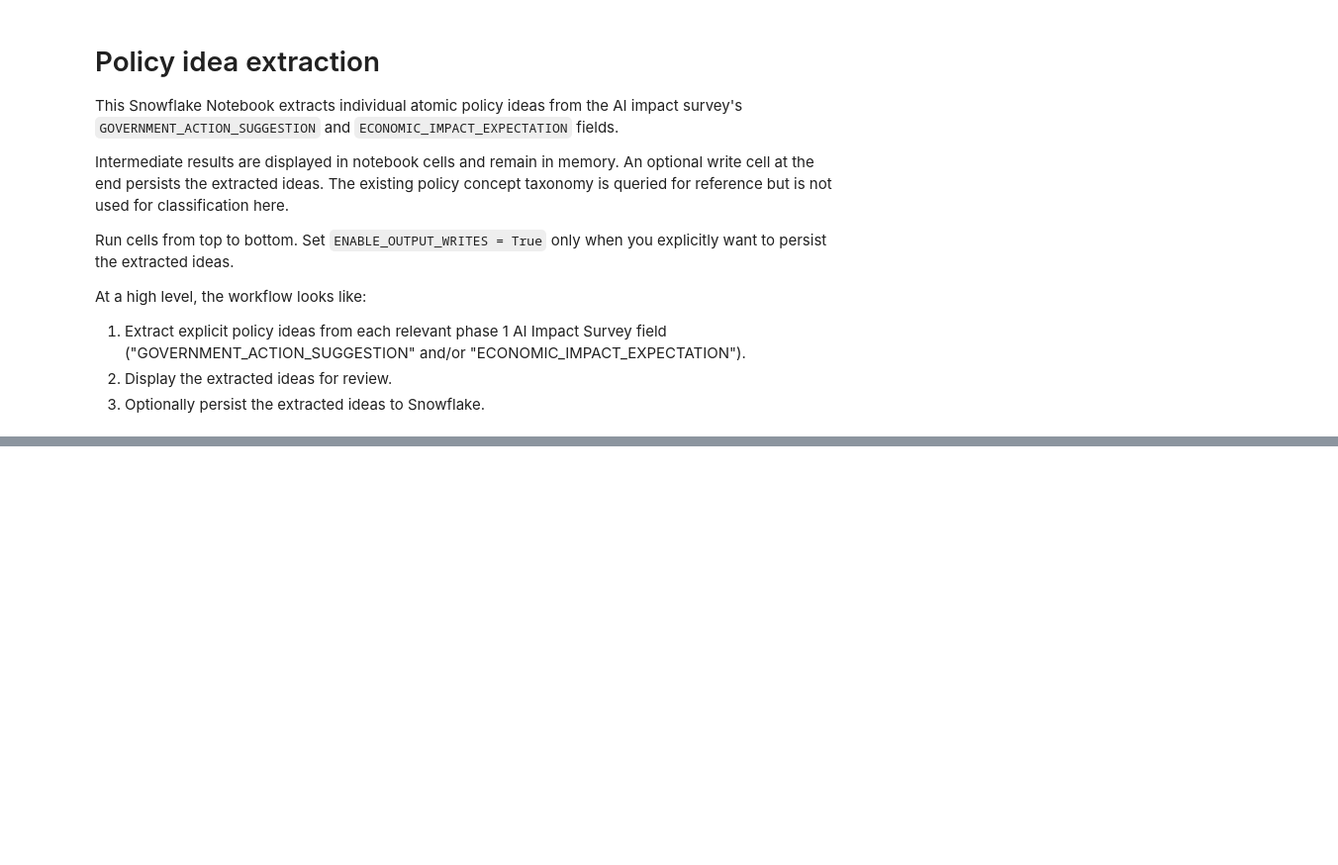
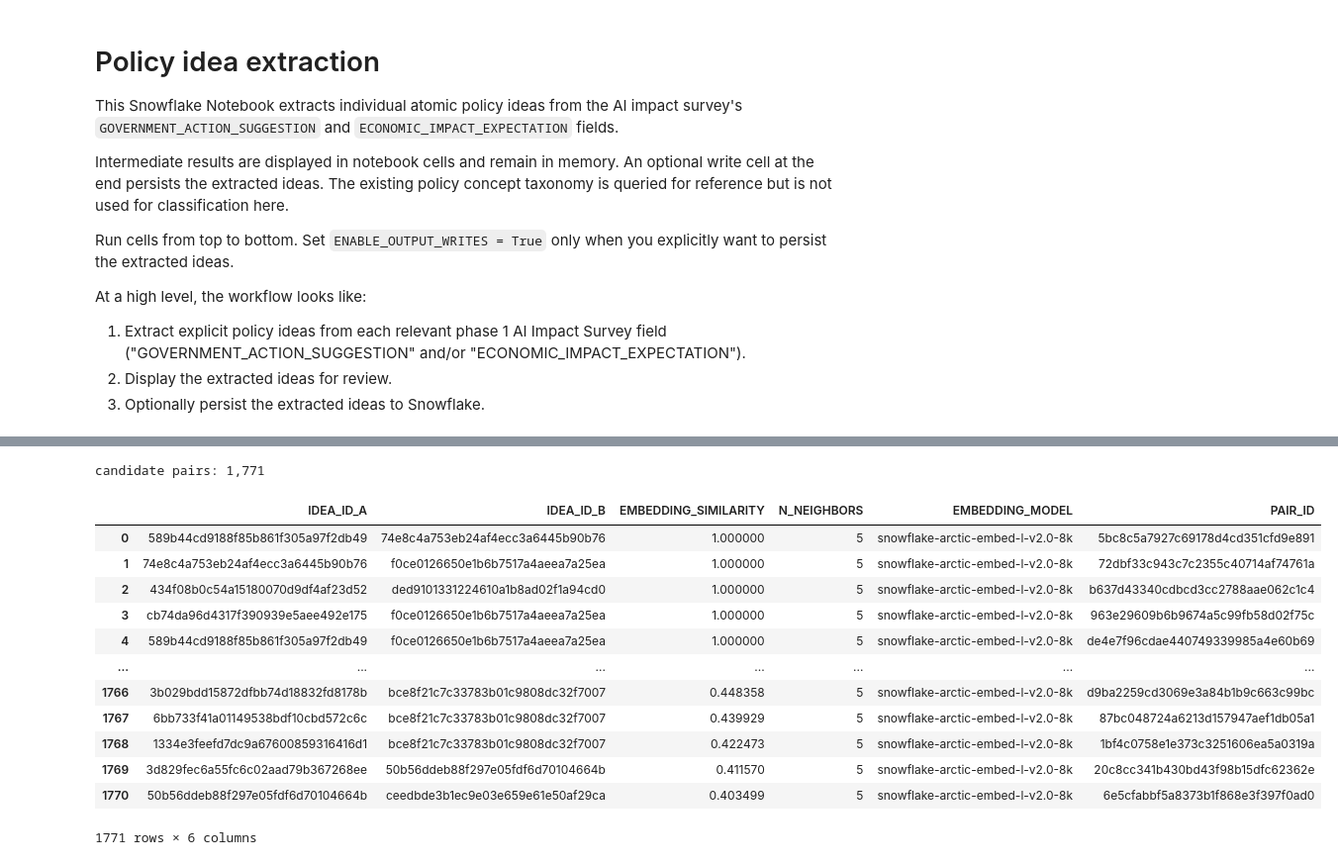
Before and after one commit to cagov/caldata-engaged-california, a Jupyter notebook: notebooks/ai_impact_survey/policy_concept_classification.ipynb, the cells around one changed output, grey strips where cells are left out. Shown at 99% size. Saved outputs shown, nothing was run; the diff lists cells and outputs as text; code cells hidden in the pictures; blank space fills up the shorter version.

```diff
--- a/notebooks/ai_impact_survey/policy_concept_classification.ipynb
+++ b/notebooks/ai_impact_survey/policy_concept_classification.ipynb
@@ -40,11 +40,8 @@ TAXONOMY_TABLE = "STG_PHASE2_POLICY_CONCEPTS_AND_THEMES"
 
 # Require an explicit Cortex model configuration.
 CORTEX_MODEL = os.environ.get("LLM_MODEL_LOW", "")
-if not CORTEX_MODEL:
-    raise ValueError("Set LLM_MODEL_LOW in the local environment.")
 
 # Record metadata for the current in-memory run.
-PROMPT_VERSION = "policy-concepts-v3-set-based-sql-local"
 RUN_ID = str(uuid.uuid4())
 RUN_TIMESTAMP = datetime.now(timezone.utc).isoformat()
 
@@ -52,7 +49,7 @@ RUN_TIMESTAMP = datetime.now(timezone.utc).isoformat()
 EXTRACTION_FIELDS = ["government_action_suggestion", "economic_impact_expectation"]
 
 # Set to True to write outputs.
-ENABLE_OUTPUT_WRITES = False
+ENABLE_OUTPUT_WRITES = True
 TARGET_DATABASE = "TRANSFORM_ENGCA_DEV"
 TARGET_SCHEMA = "DBT_CHOLLINGSWORTH_AI_ENGAGEMENT"
 OUTPUT_TABLE = "AI_SURVEY_POLICY_IDEAS"
@@ -284,0 +481,69 @@ else:
+# %%
+# Step 1b: build n-nearest-neighbor candidate pairs from embedding similarity, deduping A/B vs B/A.
+import numpy as np
+from sklearn.neighbors import NearestNeighbors
+
+
+def to_embedding_matrix(values) -> np.ndarray:
+    vectors = []
+    for value in values:
+        if isinstance(value, np.ndarray):
+            vectors.append(value)
+        elif isinstance(value, list):
+            vectors.append(np.array(value))
+        else:
+            vectors.append(np.array(json.loads(value)))
+    return np.stack(vectors)
+
+
+ordered = embeddings_df.merge(ideas_df[["IDEA_ID"]], on="IDEA_ID").reset_index(drop=True)
+embedding_matrix = to_embedding_matrix(ordered["EMBEDDING_VECTOR"].tolist())
+idea_ids = ordered["IDEA_ID"].tolist()
+
+# +1 neighbor accounts for each idea matching itself, which is discarded below.
+k = min(N_NEIGHBORS + 1, len(idea_ids))
+nn_model = NearestNeighbors(n_neighbors=k, metric="cosine", algorithm="brute").fit(embedding_matrix)
+distances, indices = nn_model.kneighbors(embedding_matrix)
+
+pairs = []
+for row_pos, idea_id in enumerate(idea_ids):
+    for dist, neighbor_pos in zip(distances[row_pos], indices[row_pos]):
+        neighbor_id = idea_ids[neighbor_pos]
+        if neighbor_id == idea_id:
+            continue
+        idea_id_a, idea_id_b = sorted((idea_id, neighbor_id))
+        pairs.append({
+            "IDEA_ID_A": idea_id_a,
+            "IDEA_ID_B": idea_id_b,
+            "EMBEDDING_SIMILARITY": 1 - float(dist),
+            "N_NEIGHBORS": N_NEIGHBORS,
+            "EMBEDDING_MODEL": EMBEDDING_MODEL,
+        })
+
+candidate_pairs_df = (
+    pd.DataFrame(pairs)
+    .sort_values("EMBEDDING_SIMILARITY", ascending=False)
+    .drop_duplicates(["IDEA_ID_A", "IDEA_ID_B"])
+    .reset_index(drop=True)
+)
+candidate_pairs_df["PAIR_ID"] = candidate_pairs_df.apply(
+    lambda r: stable_id(r["IDEA_ID_A"], r["IDEA_ID_B"]), axis=1
+)
+print(f"candidate pairs: {len(candidate_pairs_df):,}")
+write_cache(candidate_pairs_df, PAIRS_TABLE, overwrite=True)
+candidate_pairs_df
+# %% [output]
+candidate pairs: 1,771
+|  | IDEA_ID_A | IDEA_ID_B | EMBEDDING_SIMILARITY | N_NEIGHBORS | EMBEDDING_MODEL | PAIR_ID |
+| 0 | 589b44cd9188f85b861f305a97f2db49 | 74e8c4a753eb24af4ecc3a6445b90b76 | 1.000000 | 5 | snowflake-arctic-embed-l-v2.0-8k | 5bc8c5a7927c69178d4cd351cfd9e891 |
+| 1 | 74e8c4a753eb24af4ecc3a6445b90b76 | f0ce0126650e1b6b7517a4aeea7a25ea | 1.000000 | 5 | snowflake-arctic-embed-l-v2.0-8k | 72dbf33c943c7c2355c40714af74761a |
+| 2 | 434f08b0c54a15180070d9df4af23d52 | ded9101331224610a1b8ad02f1a94cd0 | 1.000000 | 5 | snowflake-arctic-embed-l-v2.0-8k | b637d43340cdbcd3cc2788aae062c1c4 |
+| 3 | cb74da96d4317f390939e5aee492e175 | f0ce0126650e1b6b7517a4aeea7a25ea | 1.000000 | 5 | snowflake-arctic-embed-l-v2.0-8k | 963e29609b6b9674a5c99fb58d02f75c |
+| 4 | 589b44cd9188f85b861f305a97f2db49 | f0ce0126650e1b6b7517a4aeea7a25ea | 1.000000 | 5 | snowflake-arctic-embed-l-v2.0-8k | de4e7f96cdae440749339985a4e60b69 |
+| ... | ... | ... | ... | ... | ... | ... |
+| 1766 | 3b029bdd15872dfbb74d18832fd8178b | bce8f21c7c33783b01c9808dc32f7007 | 0.448358 | 5 | snowflake-arctic-embed-l-v2.0-8k | d9ba2259cd3069e3a84b1b9c663c99bc |
+| 1767 | 6bb733f41a01149538bdf10cbd572c6c | bce8f21c7c33783b01c9808dc32f7007 | 0.439929 | 5 | snowflake-arctic-embed-l-v2.0-8k | 87bc048724a6213d157947aef1db05a1 |
+| 1768 | 1334e3feefd7dc9a67600859316416d1 | bce8f21c7c33783b01c9808dc32f7007 | 0.422473 | 5 | snowflake-arctic-embed-l-v2.0-8k | 1bf4c0758e1e373c3251606ea5a0319a |
+| 1769 | 3d829fec6a55fc6c02aad79b367268ee | 50b56ddeb88f297e05fdf6d70104664b | 0.411570 | 5 | snowflake-arctic-embed-l-v2.0-8k | 20c8cc341b430bd43f98b15dfc62362e |
+| 1770 | 50b56ddeb88f297e05fdf6d70104664b | ceedbde3b1ec9e03e659e61e50af29ca | 0.403499 | 5 | snowflake-arctic-embed-l-v2.0-8k | 6e5cfabbf5a8373b1f868e3f397f0ad0 |
+1771 rows × 6 columns
```
Also changed, not shown: parts of 18 cells of this notebook, 2 other files.
